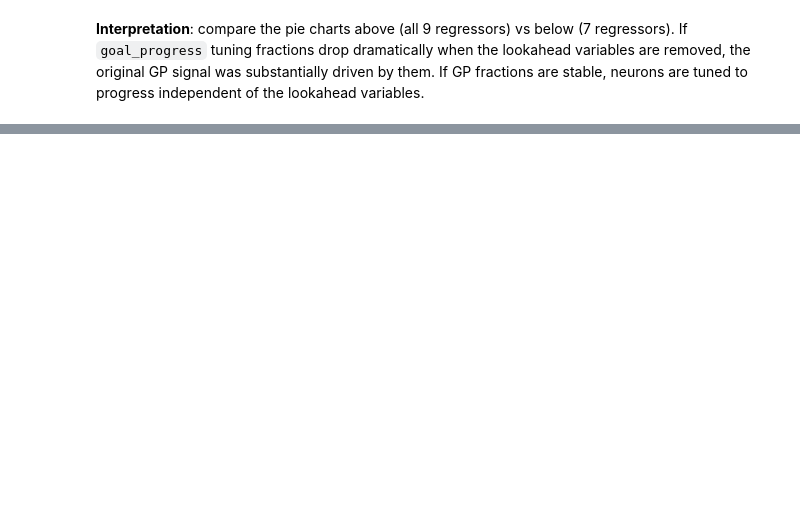
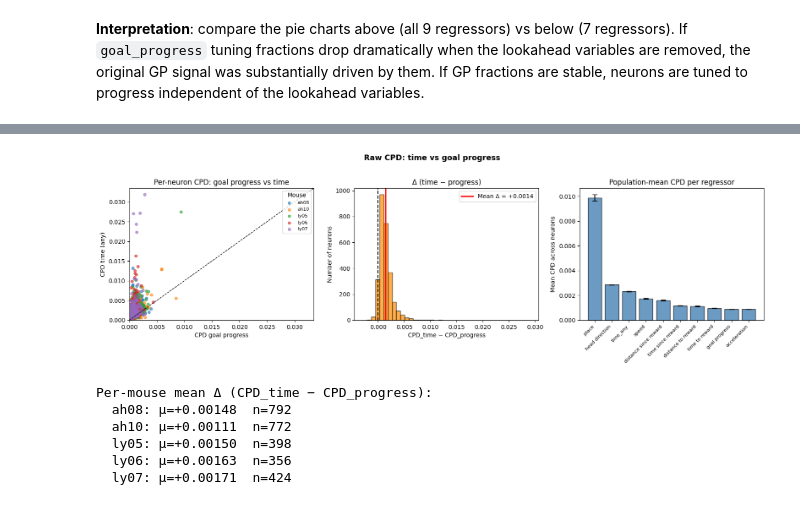
Before and after one commit to AdamLoydHarris/ABCD_LEC, a Jupyter notebook: code/LEC_glm_tuning_variables.ipynb, the cells around one changed output, grey strips where cells are left out. Drawn from its saved outputs; the diff is of its cells as text; code cells hidden in the pictures; blank space fills up the shorter version.

```diff
--- a/code/LEC_glm_tuning_variables.ipynb
+++ b/code/LEC_glm_tuning_variables.ipynb
@@ -237,0 +362,32 @@ print_tuning_summary(mouse_tuning_concat_nl, regressors_to_include=included)
+# %%
+# CPD comparison: per-neuron unique variance explained by goal progress vs time.
+# Time CPD uses the joint 'time_any' group (single test) when available;
+# falls back to max(CPD_time_from, CPD_time_to) otherwise.
+
+from glm_analysis_v2 import plot_cpd_time_vs_progress
+
+cpd_gp, cpd_time = plot_cpd_time_vs_progress(CPD_results_ext, group_by_mouse=True)
+
+# Per-mouse-level paired test on CPD difference
+from collections import defaultdict
+by_mouse_diff = defaultdict(list)
+for mr, neuron_dict in CPD_results_ext.items():
+    mouse = mr.split('_')[0]
+    for cpd in neuron_dict.values():
+        g = cpd.get('goal_progress', np.nan)
+        t = cpd.get('time_any', np.nan)
+        if not (np.isnan(g) or np.isnan(t)):
+            by_mouse_diff[mouse].append(t - g)
+
+print('Per-mouse mean Δ (CPD_time − CPD_progress):')
+for mouse in sorted(by_mouse_diff.keys()):
+    diffs = np.array(by_mouse_diff[mouse])
+    print(f'  {mouse}: μ={diffs.mean():+.5f}  n={len(diffs)}')
+# %% [output]
+[figure, added]
+Per-mouse mean Δ (CPD_time − CPD_progress):
+  ah08: μ=+0.00148  n=792
+  ah10: μ=+0.00111  n=772
+  ly05: μ=+0.00150  n=398
+  ly06: μ=+0.00163  n=356
+  ly07: μ=+0.00171  n=424
```
Also changed, not shown: parts of 34 cells of this notebook, 2 other files.
